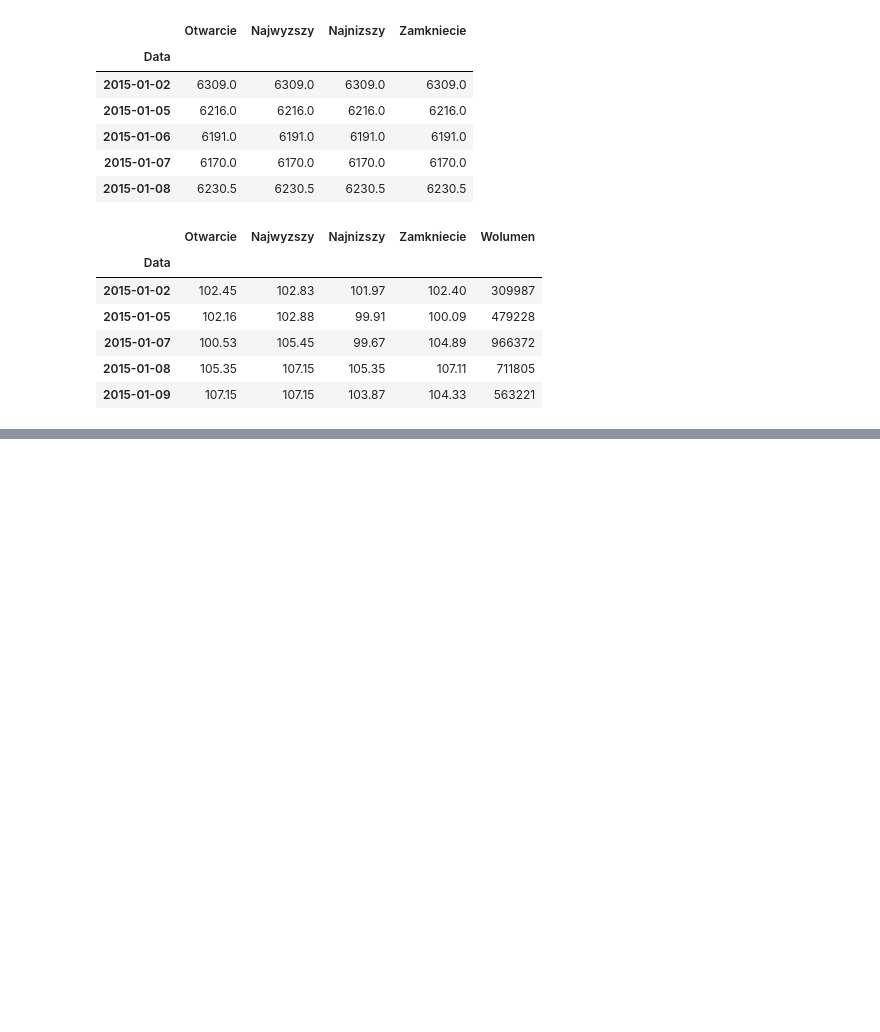
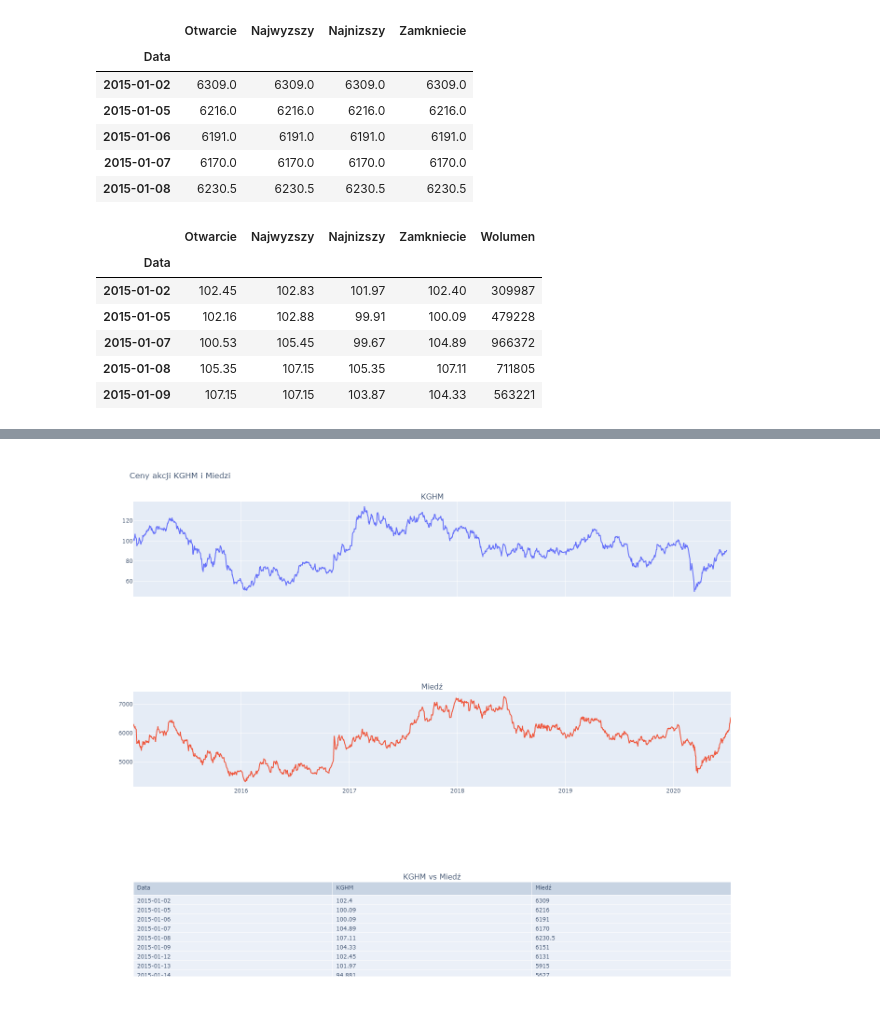
Before and after one commit to JBakunski/plotly, a Jupyter notebook: plotly.ipynb, the cells around one changed output, grey strips where cells are left out. Saved outputs shown, nothing was run; the diff lists cells and outputs as text; code cells hidden in the pictures; blank space fills up the shorter version.

Commit message:
Add plot

```diff
--- a/plotly.ipynb
+++ b/plotly.ipynb
@@ -27,3 +27,9 @@ kghm_data.head()
 | 2015-01-07 | 100.53 | 105.45 | 99.67 | 104.89 | 966372 |
 | 2015-01-08 | 105.35 | 107.15 | 105.35 | 107.11 | 711805 |
 | 2015-01-09 | 107.15 | 107.15 | 103.87 | 104.33 | 563221 |
+# %%
+table_data = pd.concat([kghm_data['Zamkniecie'], copper_data['Zamkniecie']], axis=1).fillna(method='ffill')
+table_data.columns=['KGH', 'Miedź']
+table_data.reset_index(inplace=True)
+table_data = table_data.astype({"Data":str})
+table_data.head()
@@ -29,0 +43,28 @@ kghm_data.head()
+# %%
+fig = subplots.make_subplots(
+    rows=3,
+    cols=1,
+    shared_xaxes=True,
+    subplot_titles=['KGHM', 'Miedź', 'KGHM vs Miedź'],
+    vertical_spacing=0.2,
+specs=[[{"type": "scatter"}],
+       [{"type": "scatter"}],
+       [{"type": "table"}]])
+fig.add_trace(go.Scatter(x=kghm_data.index,
+                         y=kghm_data['Zamkniecie'],
+                    ),
+             row=1, col=1)
+fig.add_trace(go.Scatter(x=copper_data.index,
+                         y=copper_data['Zamkniecie']),
+             row=2, col=1)
+fig.add_trace(go.Table(header=dict( values=["Data", "KGHM", "Miedź"],
+                                  align= "left"),
+                       cells=dict(values=[table_data[k].tolist() for k in table_data.columns],
+                                  align="left")
+                      ),
+              row=3, col=1)
+fig.update_layout(height=1200,
+                  showlegend=False,
+                 title="Ceny akcji KGHM i Miedzi")
+# %% [output]
+[figure, added]
```
Also changed, not shown: parts of 1 cell of this notebook.
